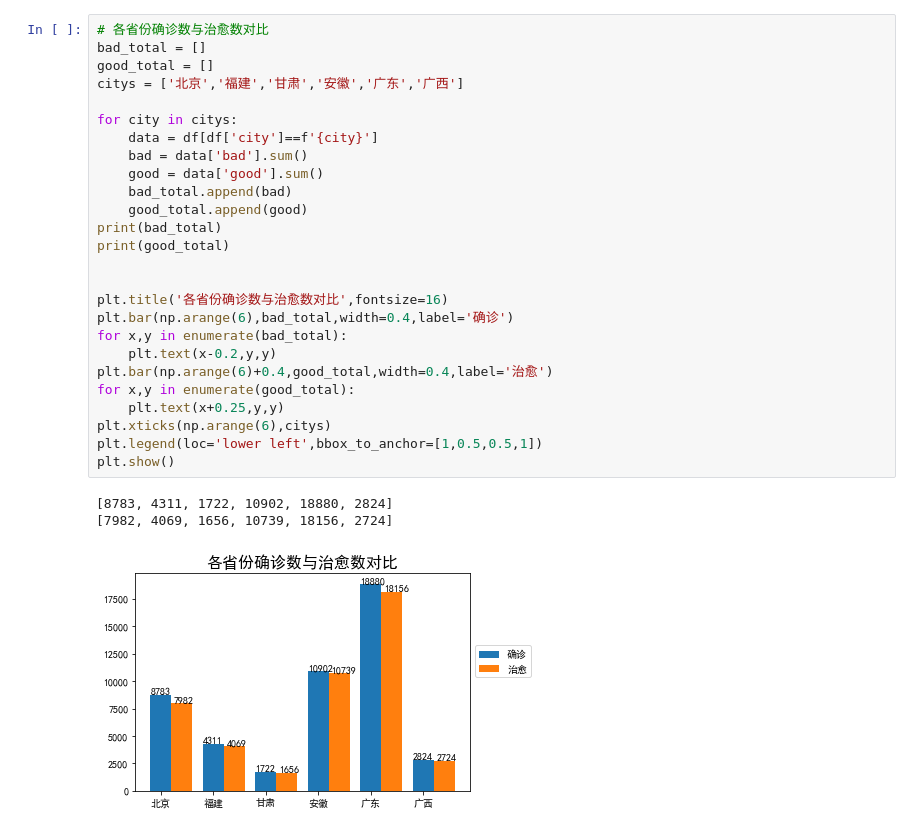
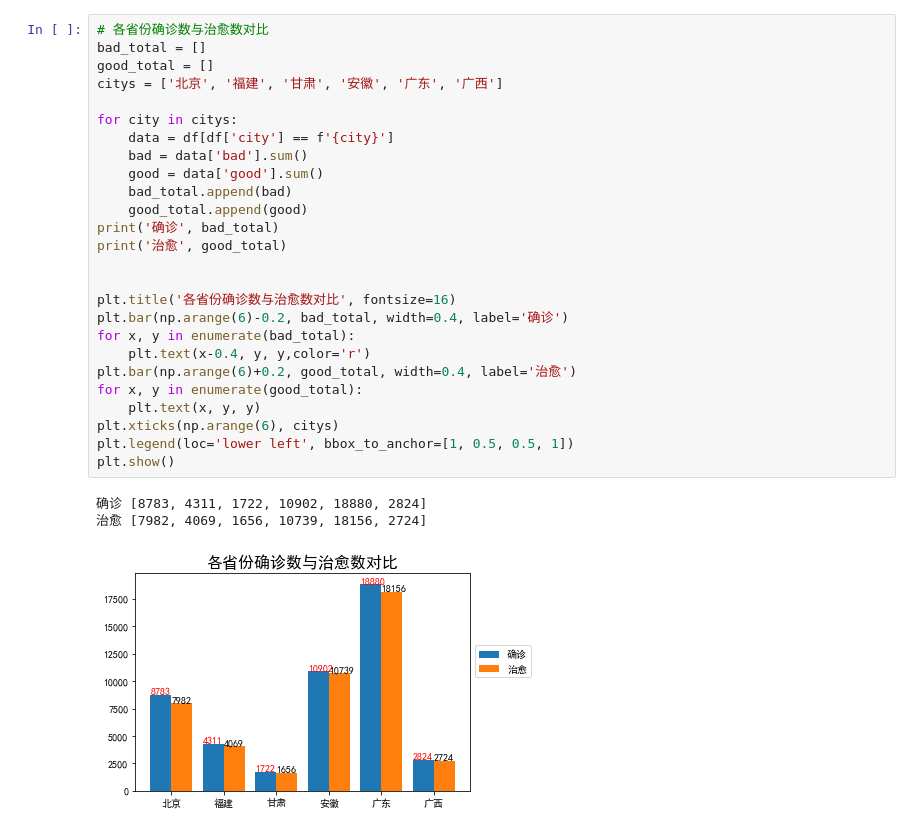
Before and after one commit to yangyezhuang/Python, a Jupyter notebook: Python数据分析/疫情分析/main.ipynb, the cells around one changed output. Cells and saved outputs as stored; diff of their text form.

```diff
--- a/Python数据分析/疫情分析/main.ipynb
+++ b/Python数据分析/疫情分析/main.ipynb
@@ -35,33 +35,33 @@ Name: city, dtype: int64
 # %%
 # 各省份确诊数与治愈数对比
 bad_total = []
 good_total = []
-citys = ['北京','福建','甘肃','安徽','广东','广西']
+citys = ['北京', '福建', '甘肃', '安徽', '广东', '广西']
 
 for city in citys:
-    data = df[df['city']==f'{city}']
+    data = df[df['city'] == f'{city}']
     bad = data['bad'].sum()
     good = data['good'].sum()
     bad_total.append(bad)
     good_total.append(good)
-print(bad_total)
-print(good_total)
+print('确诊', bad_total)
+print('治愈', good_total)
 
 
-plt.title('各省份确诊数与治愈数对比',fontsize=16)
-plt.bar(np.arange(6),bad_total,width=0.4,label='确诊')
-for x,y in enumerate(bad_total):
-    plt.text(x-0.2,y,y)
-plt.bar(np.arange(6)+0.4,good_total,width=0.4,label='治愈')
-for x,y in enumerate(good_total):
-    plt.text(x+0.25,y,y)
-plt.xticks(np.arange(6),citys)
-plt.legend(loc='lower left',bbox_to_anchor=[1,0.5,0.5,1])
+plt.title('各省份确诊数与治愈数对比', fontsize=16)
+plt.bar(np.arange(6)-0.2, bad_total, width=0.4, label='确诊')
+for x, y in enumerate(bad_total):
+    plt.text(x-0.4, y, y,color='r')
+plt.bar(np.arange(6)+0.2, good_total, width=0.4, label='治愈')
+for x, y in enumerate(good_total):
+    plt.text(x, y, y)
+plt.xticks(np.arange(6), citys)
+plt.legend(loc='lower left', bbox_to_anchor=[1, 0.5, 0.5, 1])
 plt.show()
 # %% [output]
-[8783, 4311, 1722, 10902, 18880, 2824]
-[7982, 4069, 1656, 10739, 18156, 2724]
+确诊 [8783, 4311, 1722, 10902, 18880, 2824]
+治愈 [7982, 4069, 1656, 10739, 18156, 2724]
-[figure, old version]
+[figure, new version]
 # %%
 # 各城市确诊数占比情况
 city = df['city'].drop_duplicates().tolist()
```
Also changed, not shown: parts of 6 cells of this notebook.
